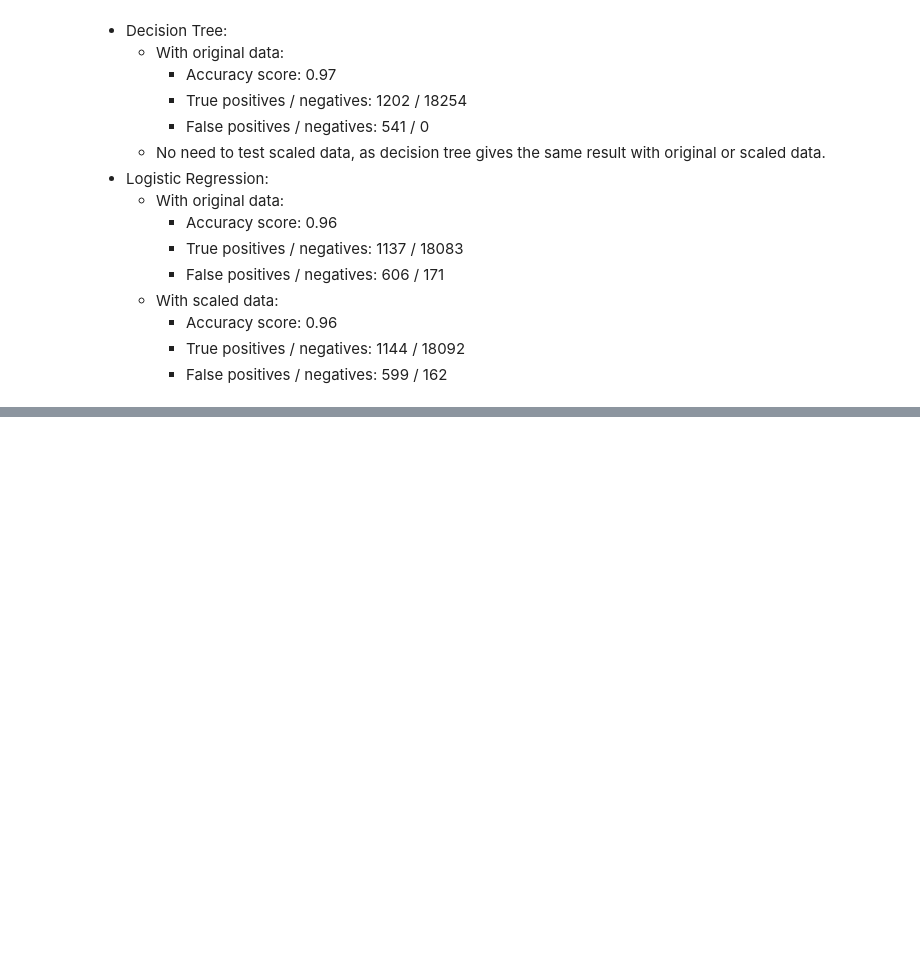
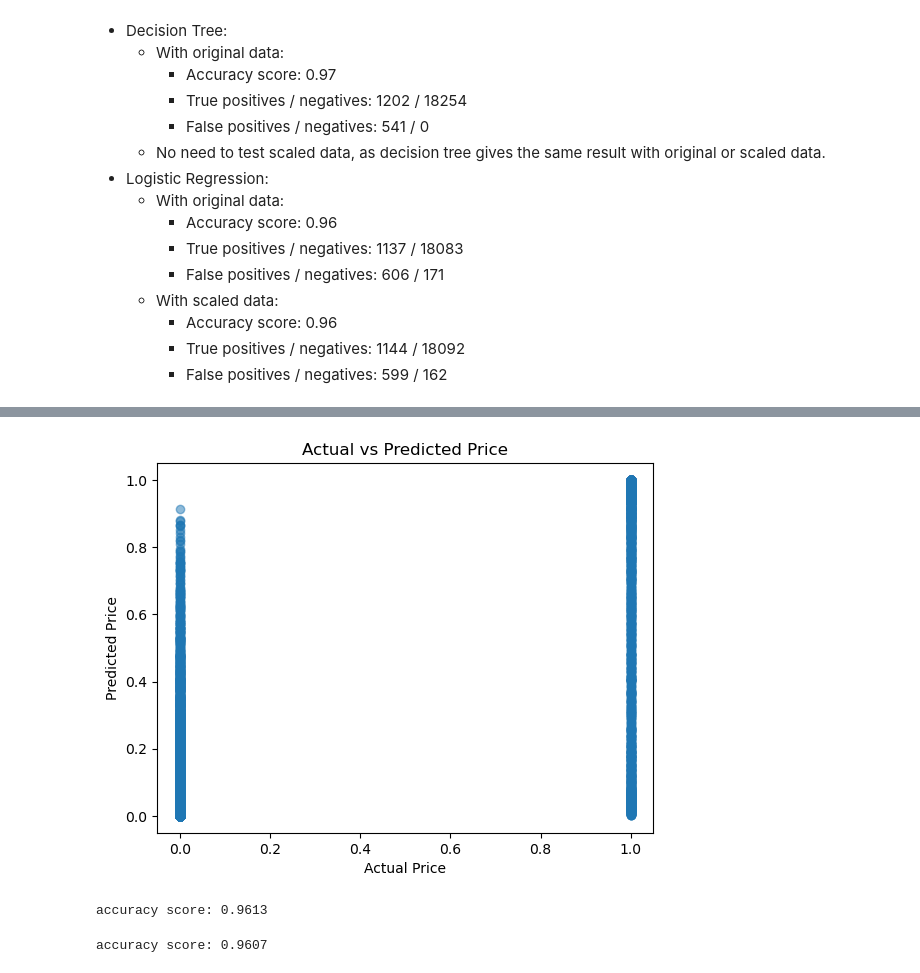
Before and after one commit to TebasMartinez/mini-project-ml-predictive-model-development-and-analysis, a Jupyter notebook: main.ipynb, the cells around one changed output, grey strips where cells are left out. Cells and saved outputs as stored; diff of their text form; code cells hidden in the pictures; blank space fills up the shorter version.

```diff
--- a/main.ipynb
+++ b/main.ipynb
@@ -425,0 +457,28 @@ plt.show()
+# %%
+input_size = 19
+hidden_size1 = 32
+hidden_size2 = 16
+output_size = 1
+
+model = SimpleNN(input_size, hidden_size1, hidden_size2, output_size)
+# %%
+# Define the loss function and optimizer
+criterion = nn.BCELoss()
+optimizer = optim.Adam(model.parameters(), lr=0.001)
+
+# Training the model
+epochs = 1500
+for epoch in range(epochs):
+    model.train()  # Set the model to training mode
+
+    # Forward pass
+    outputs = model(X_train_tensor)
+    loss = criterion(outputs, y_train_tensor)
+
+    # Backward pass and optimization
+    optimizer.zero_grad()
+    loss.backward()
+    optimizer.step()
+
+    if (epoch+1) % 50 == 0:
+        print(f'Epoch [{epoch+1}/{epochs}], Loss: {loss.item():.4f}')
@@ -425,0 +503,16 @@ plt.show()
+# %%
+model.eval()  # This sets the model to evaluation mode
+with torch.no_grad():
+    predictions = model(X_test_tensor)
+    test_loss = criterion(predictions, y_test_tensor)
+    print(f'Test Loss: {test_loss.item():.4f}')
+
+# Plotting our results
+import matplotlib.pyplot as plt
+
+plt.scatter(y_test, predictions.numpy(), alpha=0.5)
+plt.xlabel('Actual Price')
+plt.ylabel('Predicted Price')
+plt.title('Actual vs Predicted Price')
+plt.show()
+# %% [output]
@@ -425,0 +520,23 @@ plt.show()
+[figure, added]
+# %%
+# Evaluate the model
+model.eval()  # Set the model to evaluation mode
+with torch.no_grad():
+    predictions = (model(X_test_tensor) > 0.5).int().numpy()
+    actuals = y_test_tensor.numpy()
+
+accuracy = accuracy_score(actuals, predictions)
+print(f'accuracy score: {accuracy:.4f}')
+# %% [output]
+accuracy score: 0.9613
+# %%
+# Evaluate the model
+model.eval()  # Set the model to evaluation mode
+with torch.no_grad():
+    predictions = (model(X_train_tensor) > 0.5).int().numpy()
+    actuals = y_train_tensor.numpy()
+
+accuracy = accuracy_score(actuals, predictions)
+print(f'accuracy score: {accuracy:.4f}')
+# %% [output]
+accuracy score: 0.9607
```
Also changed, not shown: parts of 21 cells of this notebook.
